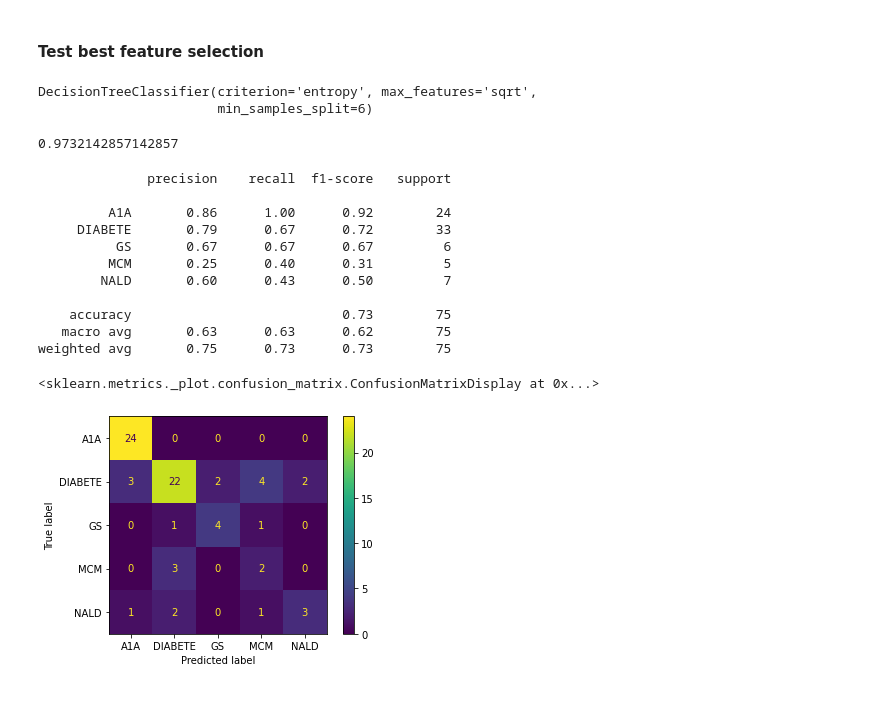
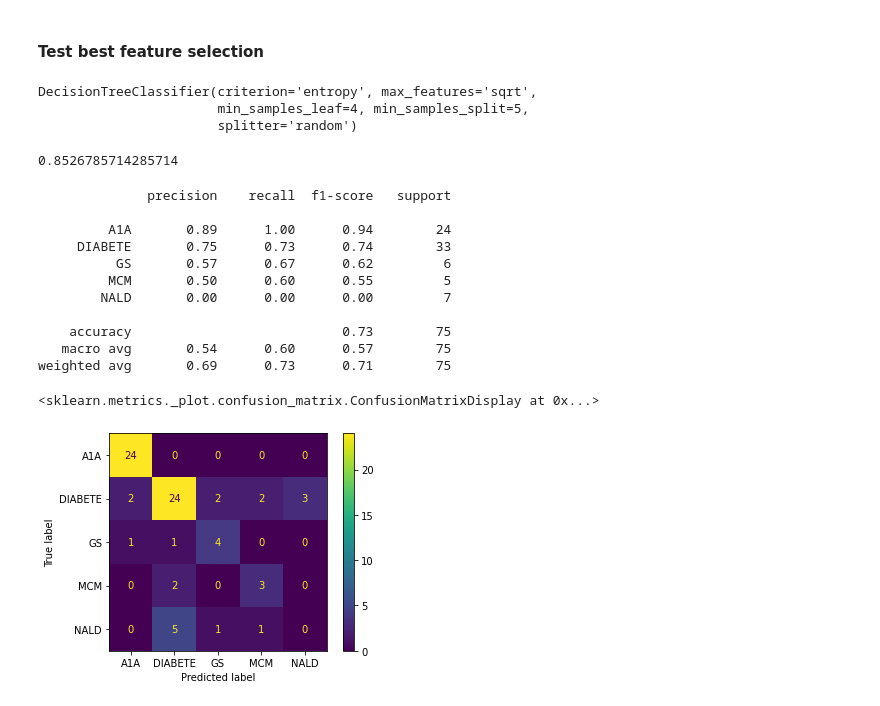
Before and after one commit to federicosilvestri/chl-project, a Jupyter notebook: src/notebooks/Classification.ipynb, the cells around one changed output. Drawn from its saved outputs; the diff is of its cells as text; code cells hidden in the pictures.

```diff
--- a/src/notebooks/Classification.ipynb
+++ b/src/notebooks/Classification.ipynb
@@ -717,0 +736,3 @@ weighted avg       0.86      0.79      0.79        75
+# %%
+clf = GridSearchCV(estimator=DecisionTreeClassifier(), param_grid=param_grid, cv=cv, scoring=scoring, refit=False, n_jobs=-1, return_train_score=True)
+clf.fit(train_cv, target_cv)
@@ -717,0 +792,3 @@ weighted avg       0.86      0.79      0.79        75
+# %%
+best_params = grid_search_report(clf.cv_results_).iloc[0]['params']
+best_params
@@ -718,5 +801,5 @@ weighted avg       0.86      0.79      0.79        75
 # %%
-best_params = {'criterion': 'entropy', 'max_features': 'sqrt', 'min_samples_split': 6}
+#best_params = {'criterion': 'entropy', 'max_features': 'sqrt', 'min_samples_split': 5, 'min_samples_leaf': 4, 'splitter': 'random'}
 # %%
 clf = DecisionTreeClassifier(**best_params)
 clf.fit(train_x, train_y)
@@ -768,30 +852,31 @@ Train score: 0.96321608040201
 #### Test best feature selection
 # %%
 clf = DecisionTreeClassifier(**best_params)
-clf.fit(train_x[rf_cols], train_y)
+clf.fit(train_x[rfe_cols], train_y)
 # %% [output]
 DecisionTreeClassifier(criterion='entropy', max_features='sqrt',
-                       min_samples_split=6)
+                       min_samples_leaf=4, min_samples_split=5,
+                       splitter='random')
 # %%
-clf.score(train_x[rf_cols], train_y)
+clf.score(train_x[rfe_cols], train_y)
 # %% [output]
-0.9732142857142857
+0.8526785714285714
 # %%
-print(classification_report(val_y, clf.predict(val_x[rf_cols])))
+print(classification_report(val_y, clf.predict(val_x[rfe_cols])))
 # %% [output]
               precision    recall  f1-score   support
 
-         A1A       0.86      1.00      0.92        24
-     DIABETE       0.79      0.67      0.72        33
-          GS       0.67      0.67      0.67         6
-         MCM       0.25      0.40      0.31         5
-        NALD       0.60      0.43      0.50         7
+         A1A       0.89      1.00      0.94        24
+     DIABETE       0.75      0.73      0.74        33
+          GS       0.57      0.67      0.62         6
+         MCM       0.50      0.60      0.55         5
+        NALD       0.00      0.00      0.00         7
 
     accuracy                           0.73        75
-   macro avg       0.63      0.63      0.62        75
-weighted avg       0.75      0.73      0.73        75
+   macro avg       0.54      0.60      0.57        75
+weighted avg       0.69      0.73      0.71        75
 # %%
-ConfusionMatrixDisplay.from_estimator(clf, val_x[rf_cols], val_y)
+ConfusionMatrixDisplay.from_estimator(clf, val_x[rfe_cols], val_y)
 # %% [output]
 <sklearn.metrics._plot.confusion_matrix.ConfusionMatrixDisplay at 0x...>
-[figure, old version]
+[figure, new version]
```
Also changed, not shown: parts of 18 cells of this notebook, 6 other files.
